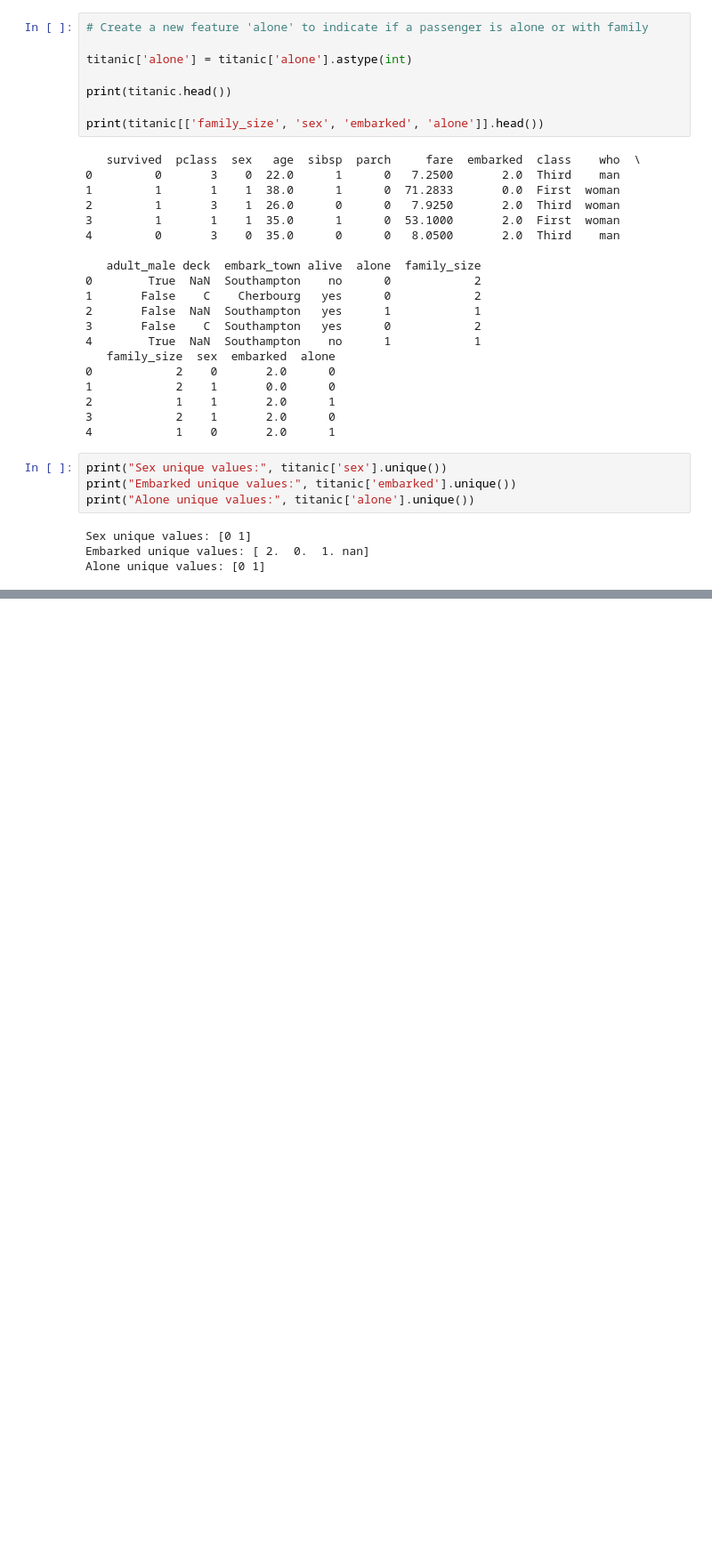
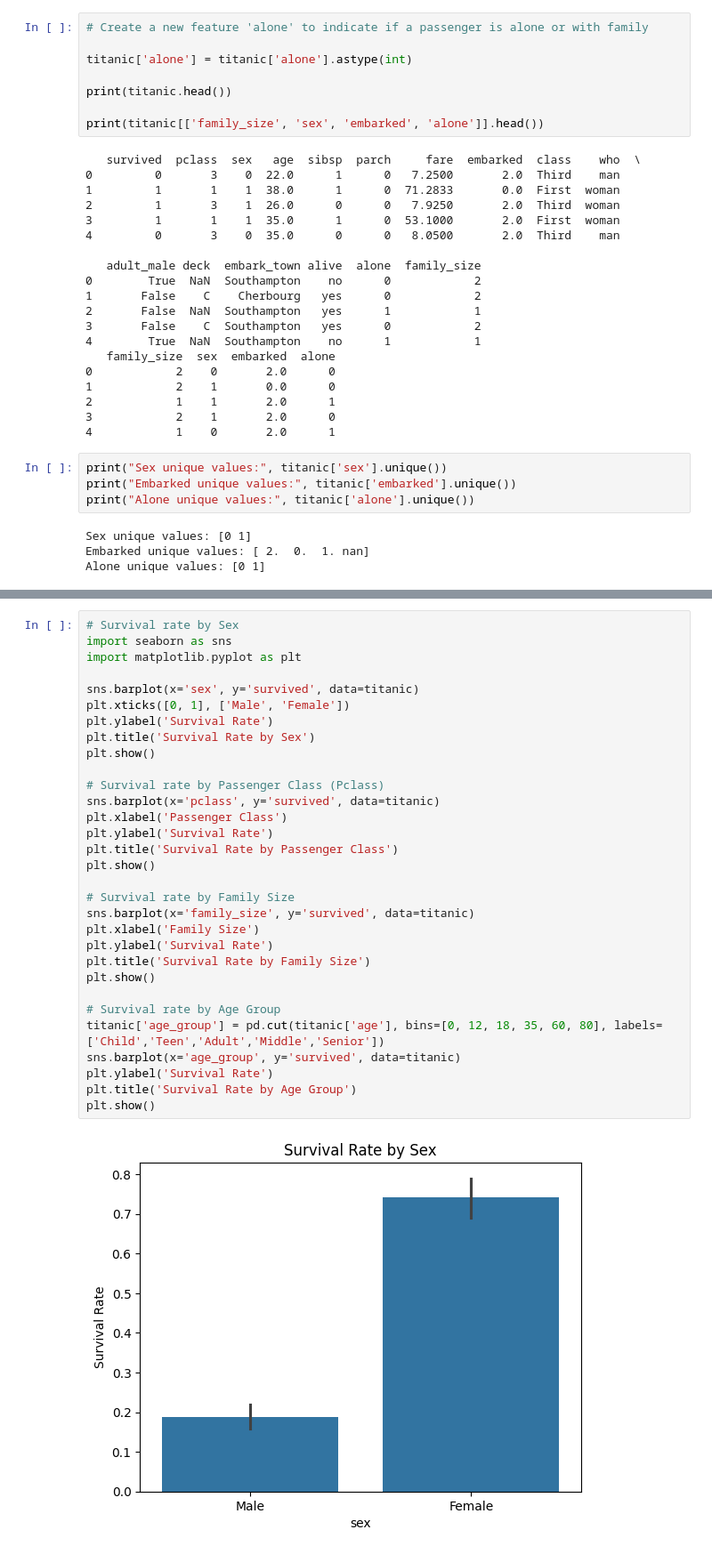
Before and after one commit to LFoster03/project02, a Jupyter notebook: ml02_foster.ipynb, the cells around one changed output, grey strips where cells are left out. Shown at 89% size. Drawn from its saved outputs; the diff is of its cells as text; blank space fills up the shorter version.

```diff
--- a/ml02_foster.ipynb
+++ b/ml02_foster.ipynb
@@ -229,0 +265,33 @@ Alone unique values: [0 1]
+# %%
+# Survival rate by Sex
+import seaborn as sns
+import matplotlib.pyplot as plt
+
+sns.barplot(x='sex', y='survived', data=titanic)
+plt.xticks([0, 1], ['Male', 'Female'])
+plt.ylabel('Survival Rate')
+plt.title('Survival Rate by Sex')
+plt.show()
+
+# Survival rate by Passenger Class (Pclass)
+sns.barplot(x='pclass', y='survived', data=titanic)
+plt.xlabel('Passenger Class')
+plt.ylabel('Survival Rate')
+plt.title('Survival Rate by Passenger Class')
+plt.show()
+
+# Survival rate by Family Size
+sns.barplot(x='family_size', y='survived', data=titanic)
+plt.xlabel('Family Size')
+plt.ylabel('Survival Rate')
+plt.title('Survival Rate by Family Size')
+plt.show()
+
+# Survival rate by Age Group
+titanic['age_group'] = pd.cut(titanic['age'], bins=[0, 12, 18, 35, 60, 80], labels=['Child','Teen','Adult','Middle','Senior'])
+sns.barplot(x='age_group', y='survived', data=titanic)
+plt.ylabel('Survival Rate')
+plt.title('Survival Rate by Age Group')
+plt.show()
+# %% [output]
+[figure, added]
```
Also changed, not shown: parts of 8 cells of this notebook, 1 other file.
